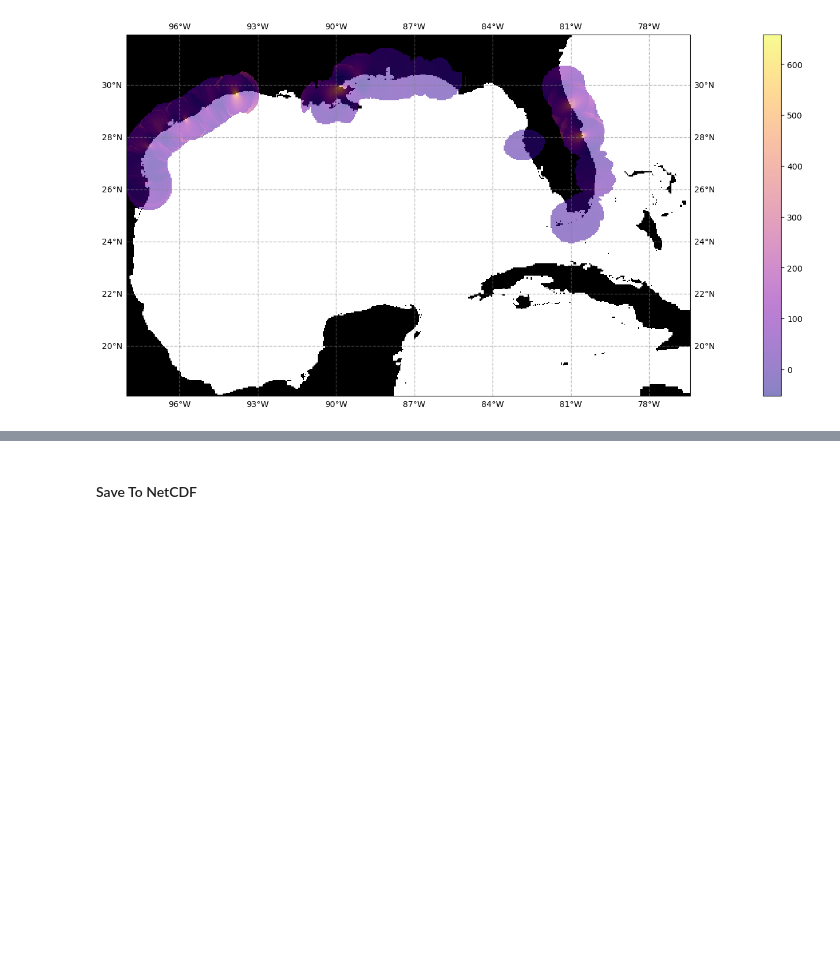
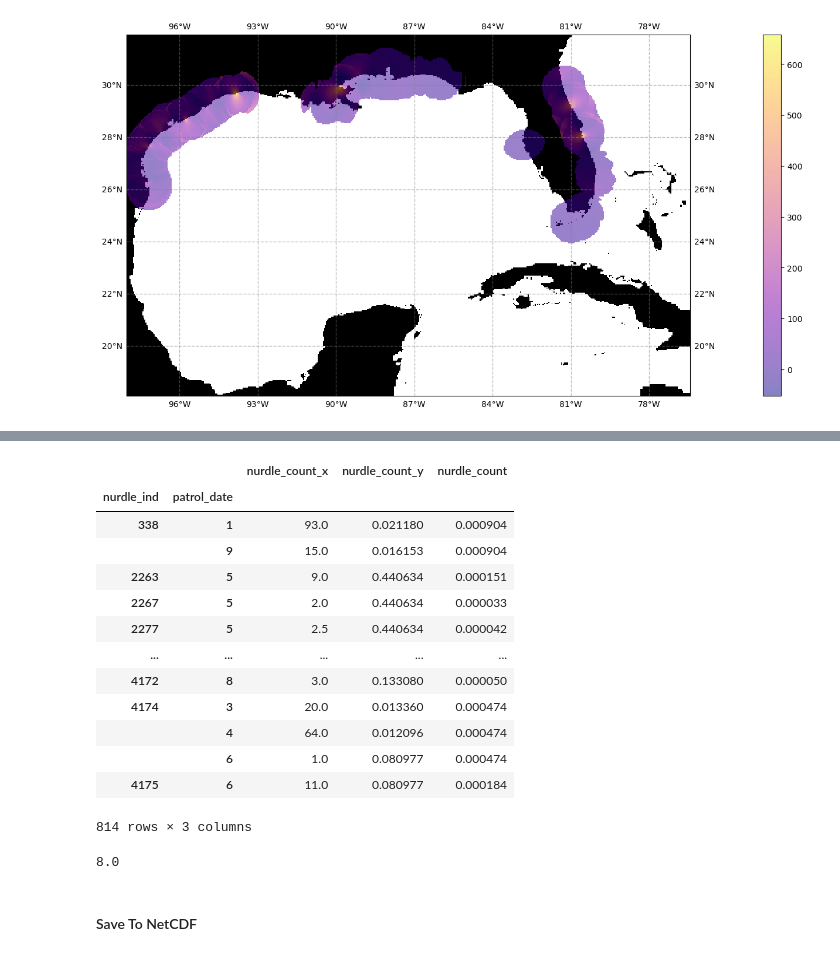
Before and after one commit to davidavzP/GOM_microplastics, a Jupyter notebook: gen_particleset.ipynb, the cells around one changed output, grey strips where cells are left out. Cells and saved outputs as stored; diff of their text form; code cells hidden in the pictures; blank space fills up the shorter version.

```diff
--- a/gen_particleset.ipynb
+++ b/gen_particleset.ipynb
@@ -426,3 +410,35 @@ TypeError: 'int' object is not iterable
+# %%
+nurdle_avg = df_all_nurdles.groupby(['nurdle_ind', df_all_nurdles.patrol_date.dt.month])['nurdle_count'].mean().reset_index()
+nurdle_mon_avg = nurdle_avg.groupby('patrol_date')['nurdle_count'].mean()
+nurdle_mon_prop = nurdle_mon_avg / nurdle_mon_avg.sum()
+
+nurdle_spatial_avg = nurdle_avg.groupby('nurdle_ind')['nurdle_count'].mean()
+nurdle_spatial_prop = nurdle_spatial_avg / nurdle_spatial_avg.sum()
+
+temp_nurdle_avg = pd.merge(nurdle_avg, nurdle_mon_prop, on = ['patrol_date'], how="left")
+temp_nurdle_avg = pd.merge(temp_nurdle_avg, nurdle_spatial_prop, on = ['nurdle_ind'], how="left")
+nurdle_proc_avg = temp_nurdle_avg.groupby(['nurdle_ind', 'patrol_date']).mean()
+
+nurdle_proc_avg
+# %% [output]
+|  |  | nurdle_count_x | nurdle_count_y | nurdle_count |
+| nurdle_ind | patrol_date |  |  |  |
+| 338 | 1 | 93.0 | 0.021180 | 0.000904 |
+|  | 9 | 15.0 | 0.016153 | 0.000904 |
+| 2263 | 5 | 9.0 | 0.440634 | 0.000151 |
+| 2267 | 5 | 2.0 | 0.440634 | 0.000033 |
+| 2277 | 5 | 2.5 | 0.440634 | 0.000042 |
+| ... | ... | ... | ... | ... |
+| 4172 | 8 | 3.0 | 0.133080 | 0.000050 |
+| 4174 | 3 | 20.0 | 0.013360 | 0.000474 |
+|  | 4 | 64.0 | 0.012096 | 0.000474 |
+|  | 6 | 1.0 | 0.080977 | 0.000474 |
+| 4175 | 6 | 11.0 | 0.080977 | 0.000184 |
+814 rows × 3 columns
+# %%
+100 * 0.08
+# %% [output]
+8.0
 # %% [markdown]
 #### Save To NetCDF
 # %%
```
Also changed, not shown: parts of 4 cells of this notebook.
